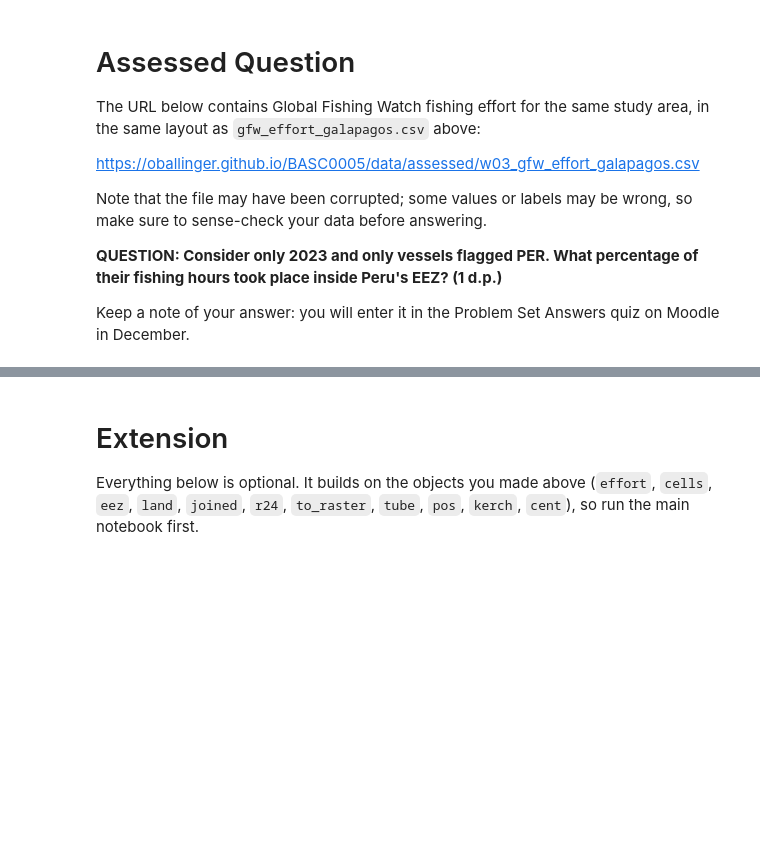
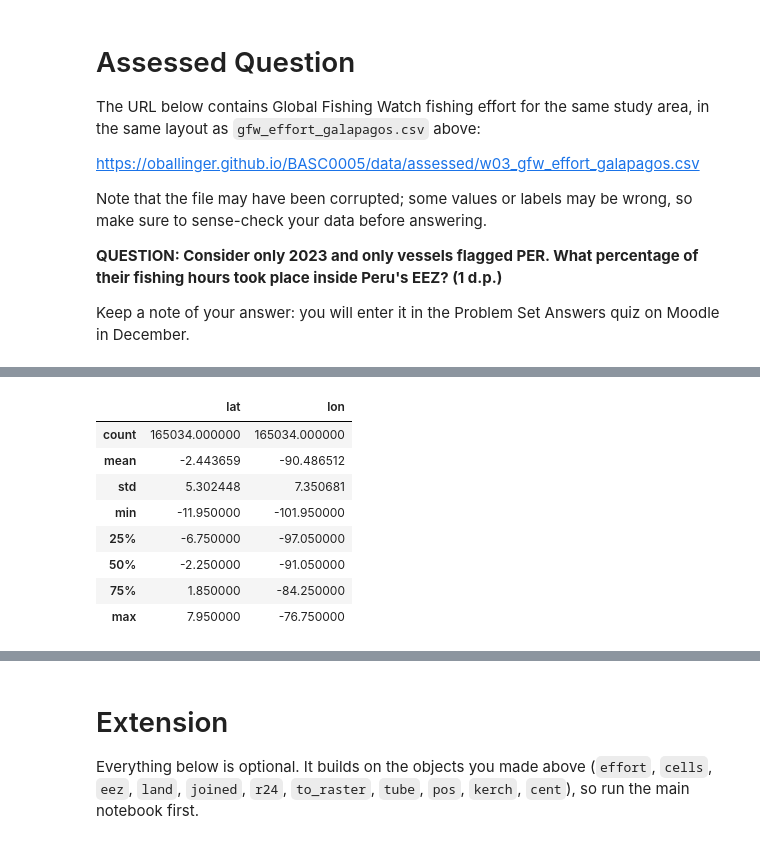
Before and after one commit to aydaugurel-web/QM2, a Jupyter notebook: notebooks/W03. Spatial Data.ipynb, the cells around one changed output, grey strips where cells are left out. Saved outputs shown, nothing was run; the diff lists cells and outputs as text; code cells hidden in the pictures; blank space fills up the shorter version.

```diff
--- a/notebooks/W03. Spatial Data.ipynb
+++ b/notebooks/W03. Spatial Data.ipynb
@@ -366,0 +435,15 @@ Keep a note of your answer: you will enter it in the Problem Set Answers quiz on
+# %%
+#it appears that the lat and lon column names were swapped, so i'll swap them back
+
+effort = effort.rename(columns={"lat": "lon", "lon": "lat"})
+effort[["lat", "lon"]].describe()
+# %% [output]
+|  | lat | lon |
+| count | 165034.000000 | 165034.000000 |
+| mean | -2.443659 | -90.486512 |
+| std | 5.302448 | 7.350681 |
+| min | -11.950000 | -101.950000 |
+| 25% | -6.750000 | -97.050000 |
+| 50% | -2.250000 | -91.050000 |
+| 75% | 1.850000 | -84.250000 |
+| max | 7.950000 | -76.750000 |
```
Also changed, not shown: parts of 12 cells of this notebook.
